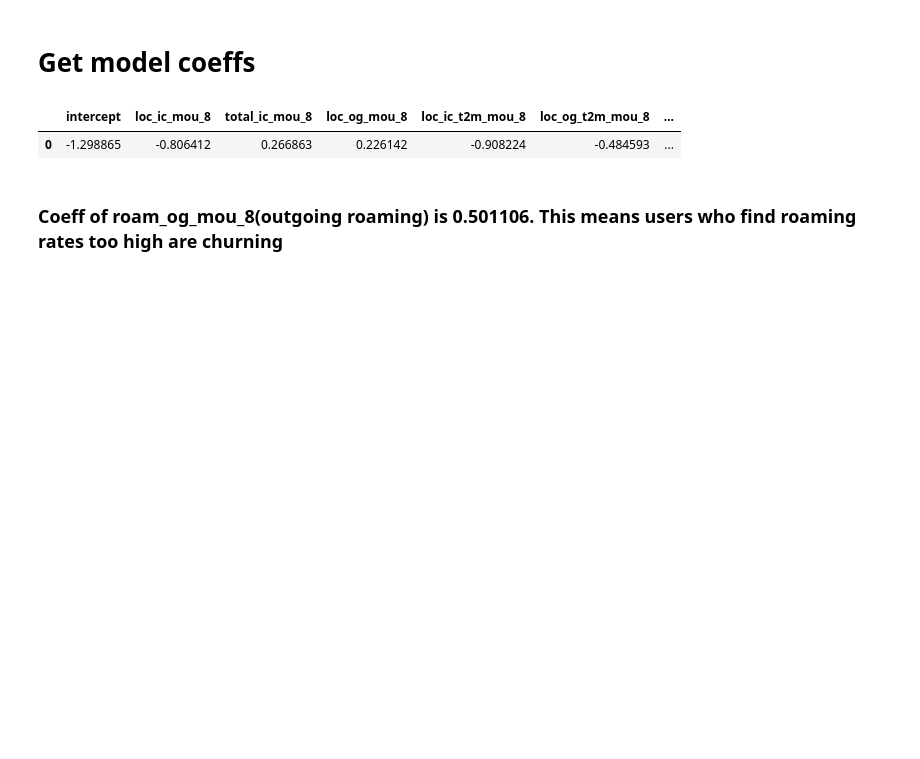
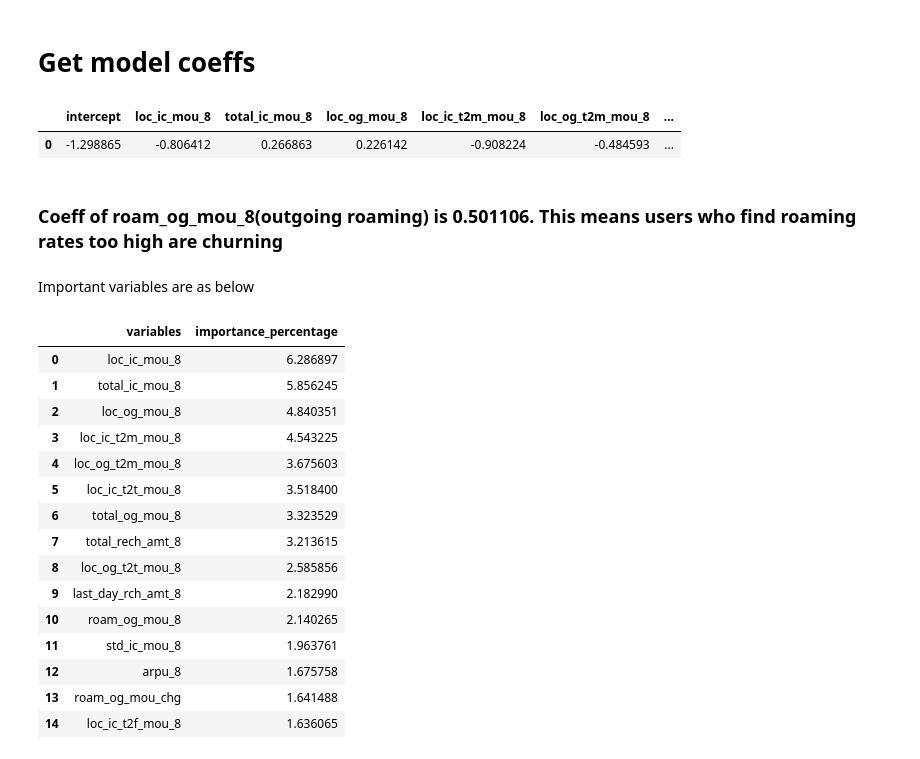
Before and after one commit to kapasitejas/Telecom_Churn_Case_Study, a Jupyter notebook: telecom-casestudy.ipynb, the cells around one changed output. Drawn from its saved outputs; the diff is of its cells as text; code cells hidden in the pictures; blank space fills up the shorter version.

```diff
--- a/telecom-casestudy.ipynb
+++ b/telecom-casestudy.ipynb
@@ -983,0 +982,21 @@ Important variables that
+# %% [markdown]
+Important variables are as below
+# %%
+feature_importance[0:15]
+# %% [output]
+|  | variables | importance_percentage |
+| 0 | loc_ic_mou_8 | 6.286897 |
+| 1 | total_ic_mou_8 | 5.856245 |
+| 2 | loc_og_mou_8 | 4.840351 |
+| 3 | loc_ic_t2m_mou_8 | 4.543225 |
+| 4 | loc_og_t2m_mou_8 | 3.675603 |
+| 5 | loc_ic_t2t_mou_8 | 3.518400 |
+| 6 | total_og_mou_8 | 3.323529 |
+| 7 | total_rech_amt_8 | 3.213615 |
+| 8 | loc_og_t2t_mou_8 | 2.585856 |
+| 9 | last_day_rch_amt_8 | 2.182990 |
+| 10 | roam_og_mou_8 | 2.140265 |
+| 11 | std_ic_mou_8 | 1.963761 |
+| 12 | arpu_8 | 1.675758 |
+| 13 | roam_og_mou_chg | 1.641488 |
+| 14 | loc_ic_t2f_mou_8 | 1.636065 |
```
Also changed, not shown: parts of 1 cell of this notebook.
